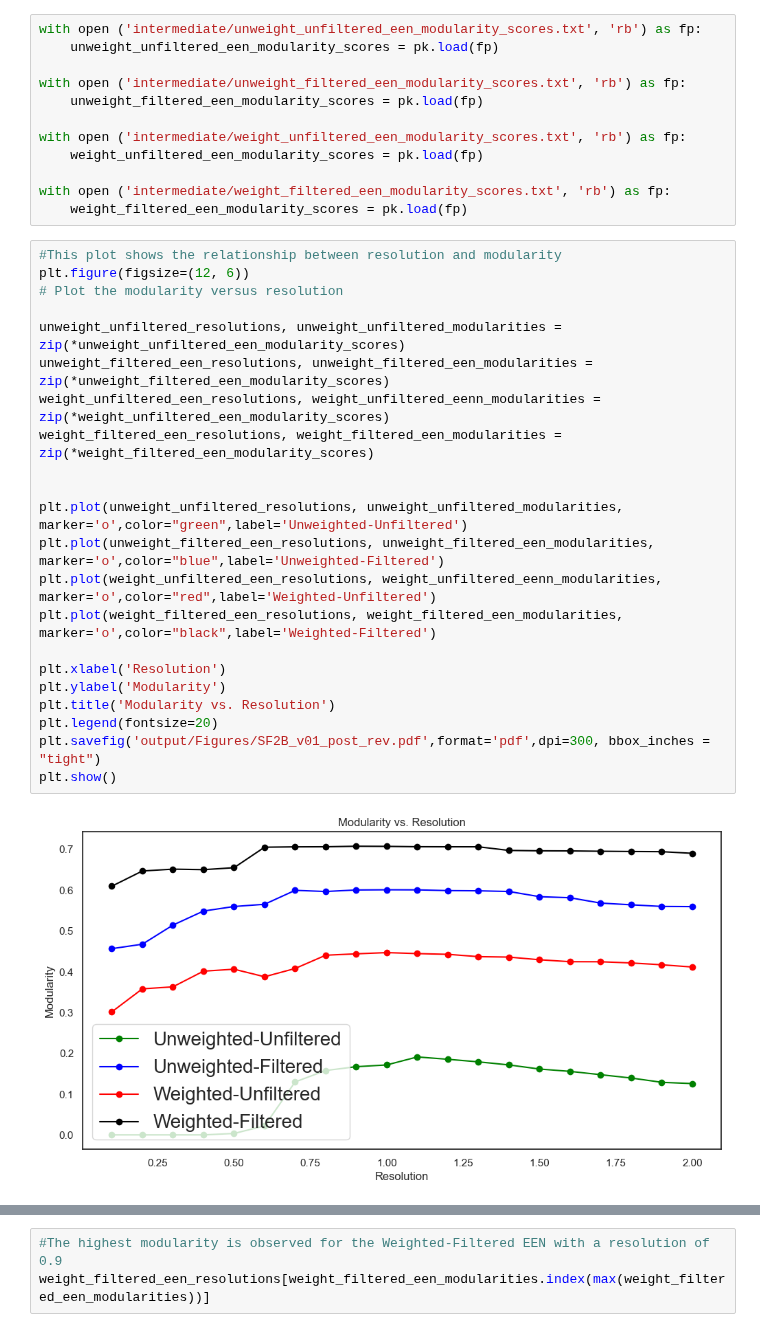
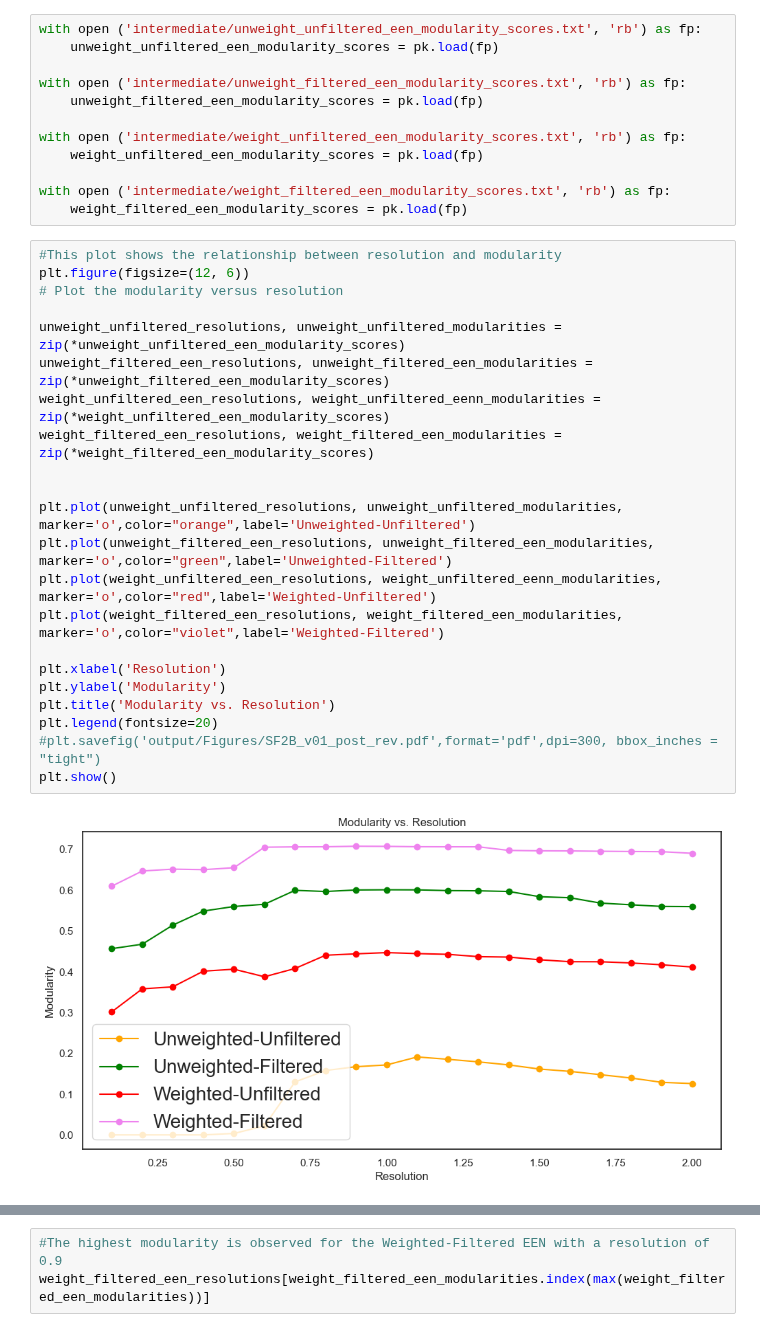
Before and after one commit to menchelab/Exposome, a Jupyter notebook: Exp_fin_4_Louvain_Clustering.ipynb, the cells around one changed output, grey strips where cells are left out. Cells and saved outputs as stored; diff of their text form.

```diff
--- a/Exp_fin_4_Louvain_Clustering.ipynb
+++ b/Exp_fin_4_Louvain_Clustering.ipynb
@@ -328,24 +308,24 @@ with open ('intermediate/weight_filtered_een_modularity_scores.txt', 'rb') as fp
 # %%
 #This plot shows the relationship between resolution and modularity
 plt.figure(figsize=(12, 6))
 # Plot the modularity versus resolution
 
 unweight_unfiltered_resolutions, unweight_unfiltered_modularities = zip(*unweight_unfiltered_een_modularity_scores)
 unweight_filtered_een_resolutions, unweight_filtered_een_modularities = zip(*unweight_filtered_een_modularity_scores)
 weight_unfiltered_een_resolutions, weight_unfiltered_eenn_modularities = zip(*weight_unfiltered_een_modularity_scores)
 weight_filtered_een_resolutions, weight_filtered_een_modularities = zip(*weight_filtered_een_modularity_scores)
 
 
-plt.plot(unweight_unfiltered_resolutions, unweight_unfiltered_modularities, marker='o',color="green",label='Unweighted-Unfiltered')
-plt.plot(unweight_filtered_een_resolutions, unweight_filtered_een_modularities, marker='o',color="blue",label='Unweighted-Filtered')
+plt.plot(unweight_unfiltered_resolutions, unweight_unfiltered_modularities, marker='o',color="orange",label='Unweighted-Unfiltered')
+plt.plot(unweight_filtered_een_resolutions, unweight_filtered_een_modularities, marker='o',color="green",label='Unweighted-Filtered')
 plt.plot(weight_unfiltered_een_resolutions, weight_unfiltered_eenn_modularities, marker='o',color="red",label='Weighted-Unfiltered')
-plt.plot(weight_filtered_een_resolutions, weight_filtered_een_modularities, marker='o',color="black",label='Weighted-Filtered')
+plt.plot(weight_filtered_een_resolutions, weight_filtered_een_modularities, marker='o',color="violet",label='Weighted-Filtered')
 
 plt.xlabel('Resolution')
 plt.ylabel('Modularity')
 plt.title('Modularity vs. Resolution')
 plt.legend(fontsize=20)
-plt.savefig('output/Figures/SF2B_v01_post_rev.pdf',format='pdf',dpi=300, bbox_inches = "tight")
+#plt.savefig('output/Figures/SF2B_v01_post_rev.pdf',format='pdf',dpi=300, bbox_inches = "tight")
 plt.show()
 # %% [output]
-[figure, old version]
+[figure, new version]
```
Also changed, not shown: parts of 38 cells of this notebook, 2 other files.
